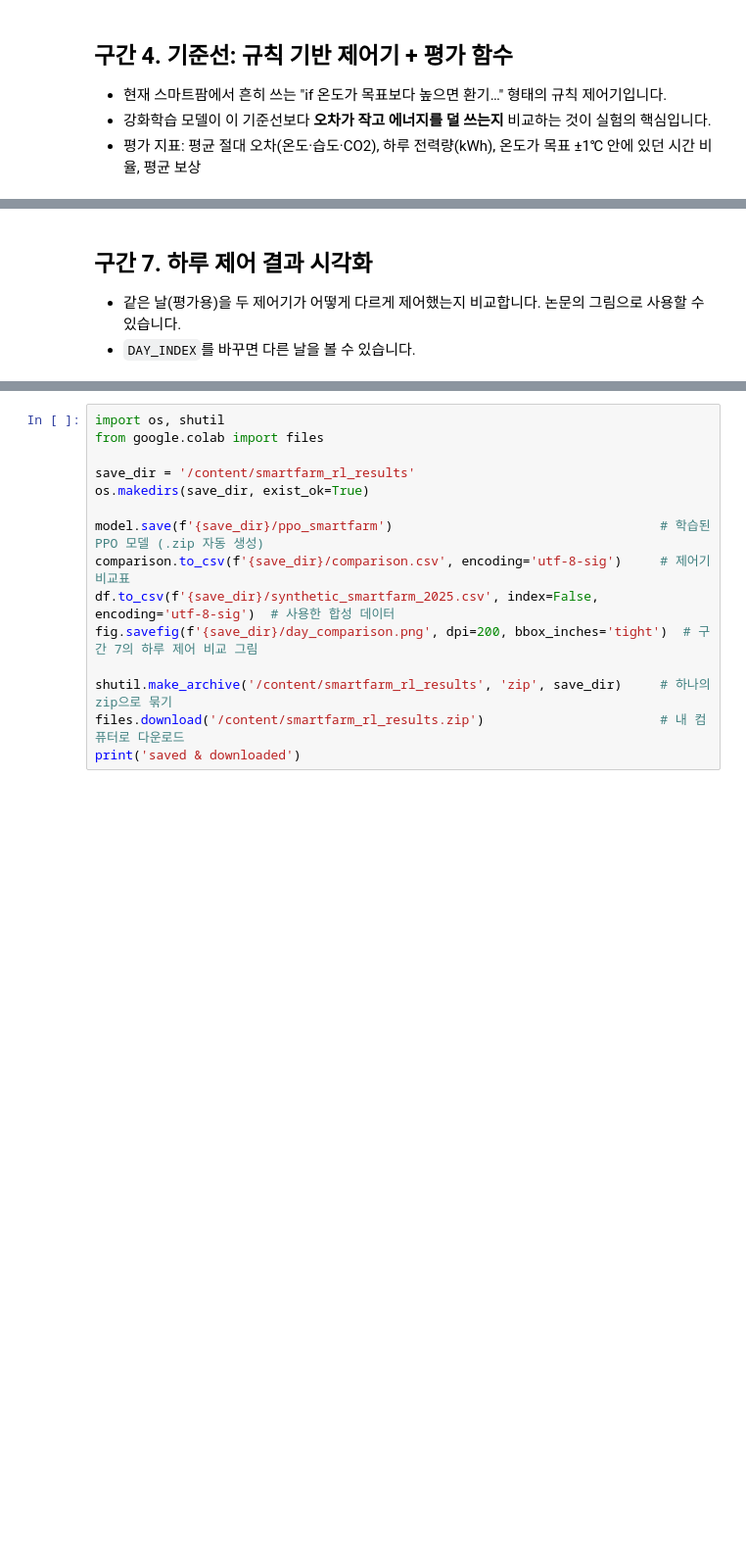
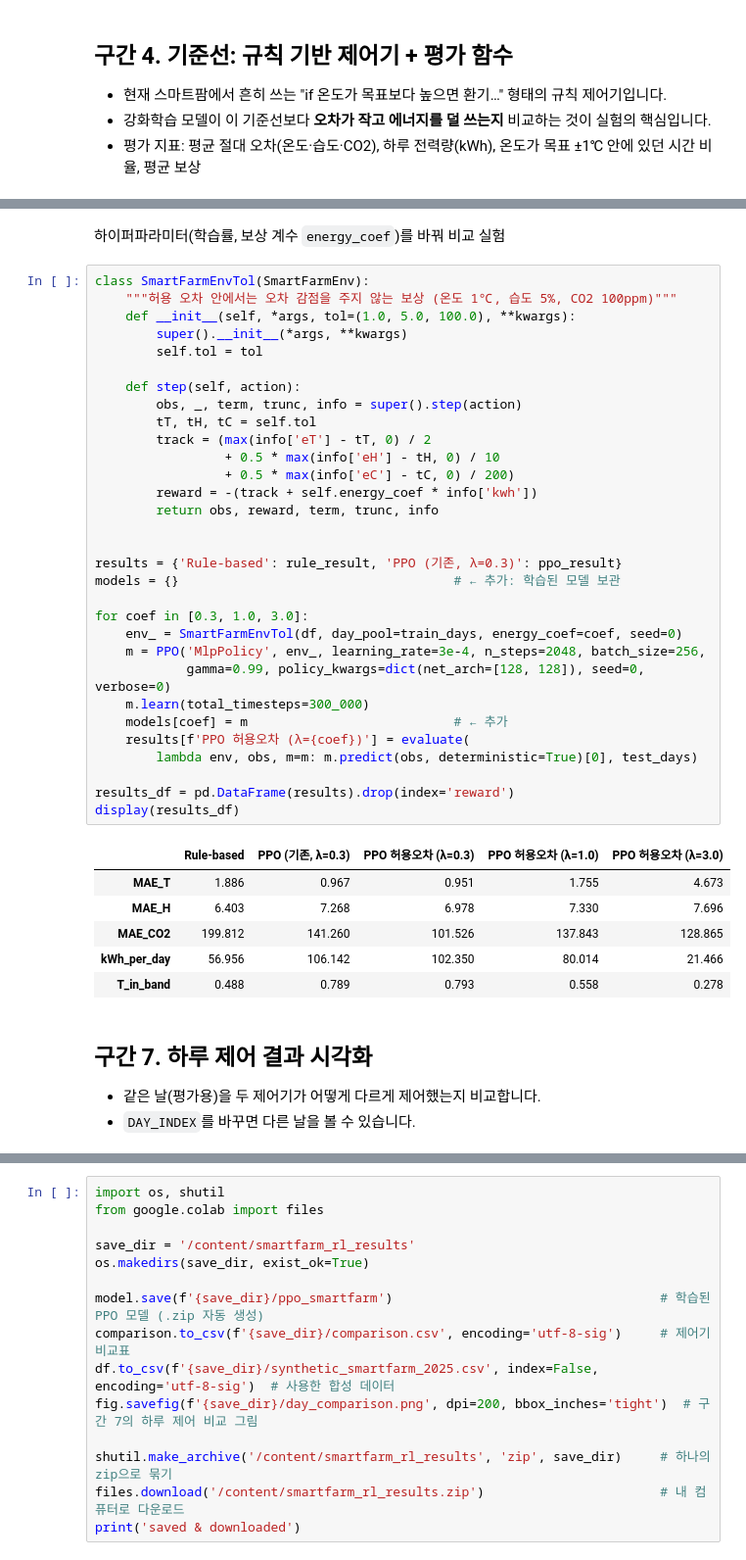
Before and after one commit to Gervonta-Davis/smartfarm-rl-control, a Jupyter notebook: smartfarm.ipynb, the cells around one changed output, grey strips where cells are left out. Shown at 98% size. Cells and saved outputs as stored; diff of their text form; blank space fills up the shorter version.

```diff
--- a/smartfarm.ipynb
+++ b/smartfarm.ipynb
@@ -412,6 +394,46 @@ display(comparison)
+# %% [markdown]
+하이퍼파라미터(학습률, 보상 계수 `energy_coef`)를 바꿔 비교 실험
+# %%
+class SmartFarmEnvTol(SmartFarmEnv):
+    """허용 오차 안에서는 오차 감점을 주지 않는 보상 (온도 1℃, 습도 5%, CO2 100ppm)"""
+    def __init__(self, *args, tol=(1.0, 5.0, 100.0), **kwargs):
+        super().__init__(*args, **kwargs)
+        self.tol = tol
+
+    def step(self, action):
+        obs, _, term, trunc, info = super().step(action)
+        tT, tH, tC = self.tol
+        track = (max(info['eT'] - tT, 0) / 2
+                 + 0.5 * max(info['eH'] - tH, 0) / 10
+                 + 0.5 * max(info['eC'] - tC, 0) / 200)
+        reward = -(track + self.energy_coef * info['kwh'])
+        return obs, reward, term, trunc, info
+
+
+results = {'Rule-based': rule_result, 'PPO (기존, λ=0.3)': ppo_result}
+models = {}                                    # ← 추가: 학습된 모델 보관
+
+for coef in [0.3, 1.0, 3.0]:
+    env_ = SmartFarmEnvTol(df, day_pool=train_days, energy_coef=coef, seed=0)
+    m = PPO('MlpPolicy', env_, learning_rate=3e-4, n_steps=2048, batch_size=256,
+            gamma=0.99, policy_kwargs=dict(net_arch=[128, 128]), seed=0, verbose=0)
+    m.learn(total_timesteps=300_000)
+    models[coef] = m                           # ← 추가
+    results[f'PPO 허용오차 (λ={coef})'] = evaluate(
+        lambda env, obs, m=m: m.predict(obs, deterministic=True)[0], test_days)
+
+results_df = pd.DataFrame(results).drop(index='reward')
+display(results_df)
+# %% [output]
+|  | Rule-based | PPO (기존, λ=0.3) | PPO 허용오차 (λ=0.3) | PPO 허용오차 (λ=1.0) | PPO 허용오차 (λ=3.0) |
+| MAE_T | 1.886 | 0.967 | 0.951 | 1.755 | 4.673 |
+| MAE_H | 6.403 | 7.268 | 6.978 | 7.330 | 7.696 |
+| MAE_CO2 | 199.812 | 141.260 | 101.526 | 137.843 | 128.865 |
+| kWh_per_day | 56.956 | 106.142 | 102.350 | 80.014 | 21.466 |
+| T_in_band | 0.488 | 0.789 | 0.793 | 0.558 | 0.278 |
 # %% [markdown]
 ## 구간 7. 하루 제어 결과 시각화
-- 같은 날(평가용)을 두 제어기가 어떻게 다르게 제어했는지 비교합니다. 논문의 그림으로 사용할 수 있습니다.
+- 같은 날(평가용)을 두 제어기가 어떻게 다르게 제어했는지 비교합니다.
 - `DAY_INDEX`를 바꾸면 다른 날을 볼 수 있습니다.
 # %%
 def rollout(policy_fn, day, energy_coef=ENERGY_COEF):
```
Also changed, not shown: parts of 11 cells of this notebook.
